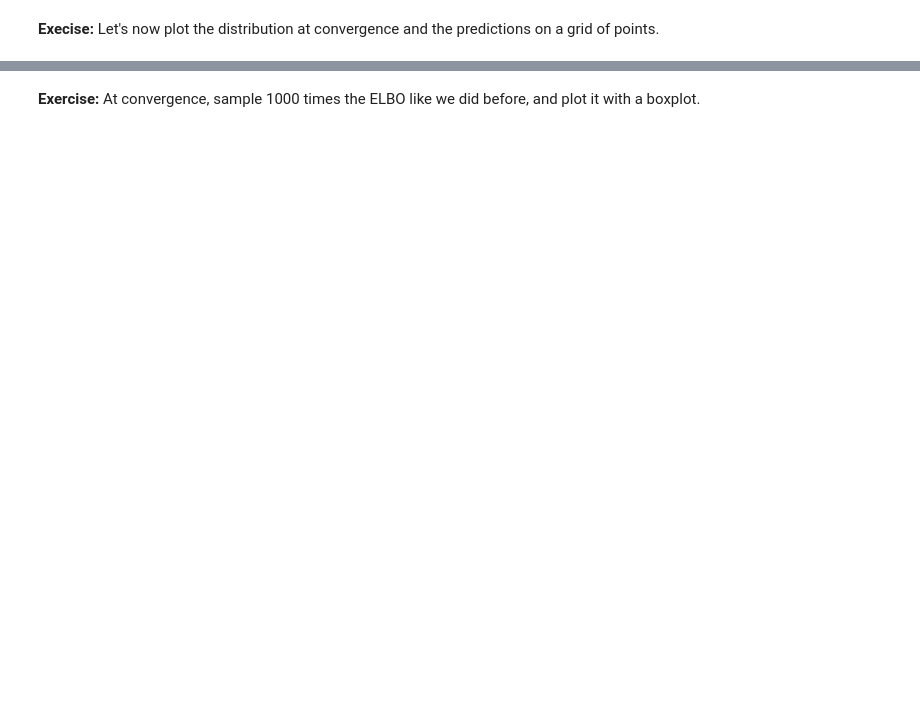
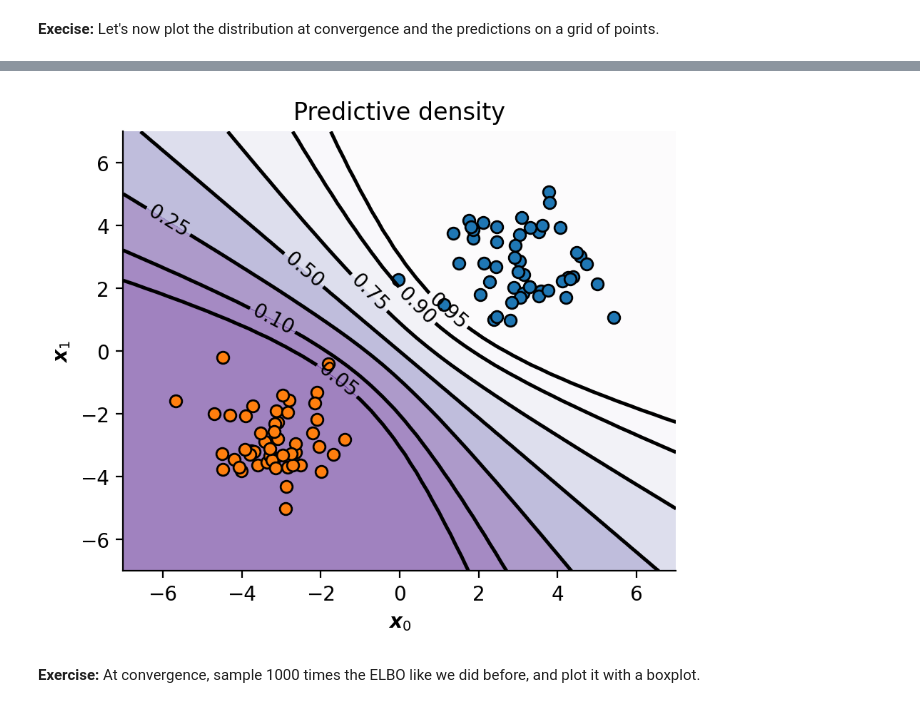
Before and after one commit to francdente/asi-labs, a Jupyter notebook: lab_week4-public/Variational_Logistic_Regression.ipynb, the cells around one changed output, grey strips where cells are left out. Drawn from its saved outputs; the diff is of its cells as text; code cells hidden in the pictures; blank space fills up the shorter version.

```diff
--- a/lab_week4-public/Variational_Logistic_Regression.ipynb
+++ b/lab_week4-public/Variational_Logistic_Regression.ipynb
@@ -623,23 +629,26 @@ plt.show()
 # %%
 def plot_decision_boundary(xx, yy, P, ax):
     P = P.reshape(*xx.shape)
     levels = [0, 0.05, 0.1, 0.25, 0.5, 0.75, 0.9, 0.95, 1]
     cs = ax.contour(xx, yy, P, levels, colors="k", linewidths=1.8, zorder=100)
     ax.clabel(cs, inline=1, fontsize=10)
     cs = ax.contourf(xx, yy, P, levels, cmap="Purples_r", alpha=0.5)
 
 
 xx, yy, Xt = get_grid((-7, 7), N=50)
-ps = # @@ COMPLETE @@ #
+ps = predict_y(sample_gaussian_diagonal, q_params, Xt, rng, Nmc=1000)
+# @@ COMPLETE @@ #
 
 fig, ax = plt.subplots(figsize=[5, 4])
 plot_decision_boundary(xx, yy, ps, ax=ax)
 plot_data(X, y, ax=ax)
 
 ax.set_xlabel(r"$\boldsymbol{x}_0$")
 ax.set_ylabel(r"$\boldsymbol{x}_1$")
 ax.set_title("Predictive density")
 plt.show()
+# %% [output]
+[figure, added]
 # %% [markdown]
 **Exercise:**
 At convergence, sample 1000 times the ELBO like we did before, and plot it with a boxplot.
```
Also changed, not shown: parts of 27 cells of this notebook.
